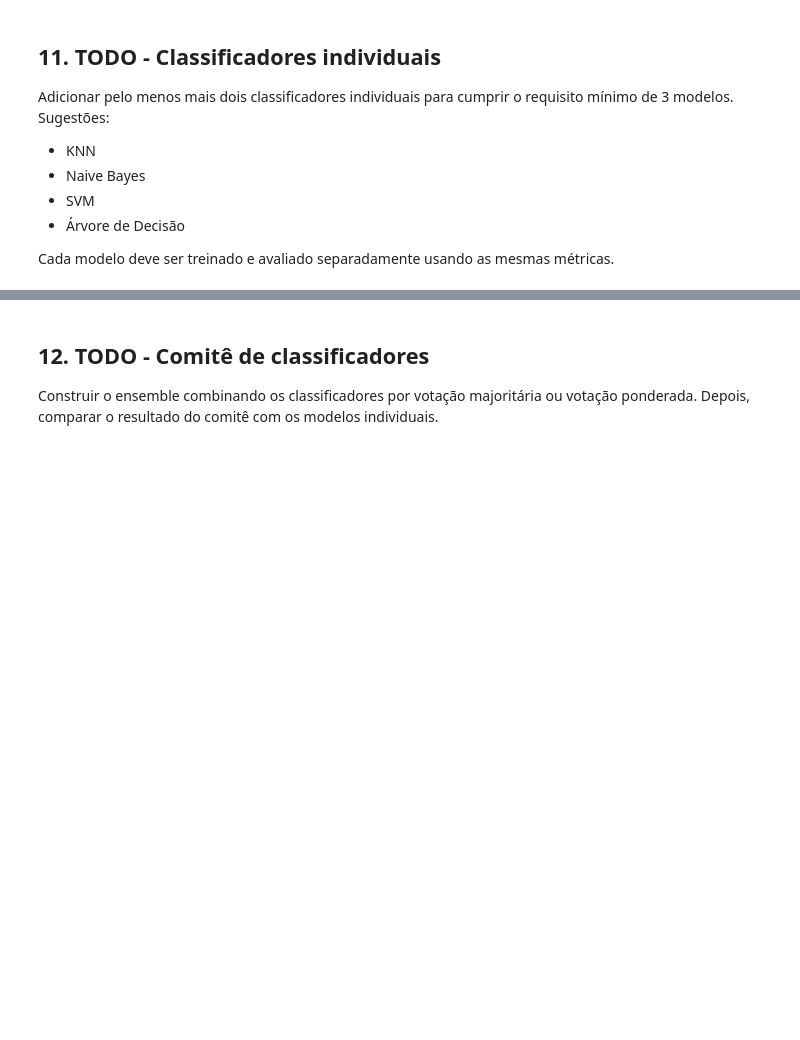
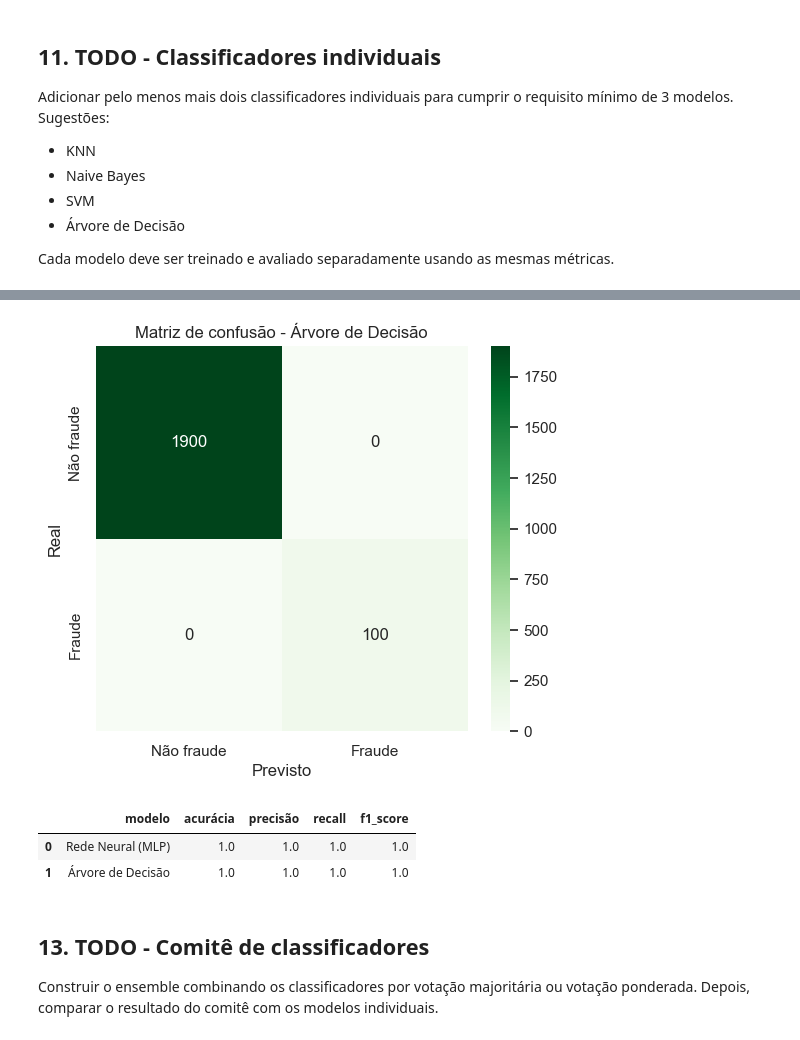
Before and after one commit to Lapenha/A3_IA_USJT_2026, a Jupyter notebook: A3_classifier_committee.ipynb, the cells around one changed output, grey strips where cells are left out. Drawn from its saved outputs; the diff is of its cells as text; code cells hidden in the pictures; blank space fills up the shorter version.

```diff
--- a/A3_classifier_committee.ipynb
+++ b/A3_classifier_committee.ipynb
@@ -386,0 +393,4 @@ Cada modelo deve ser treinado e avaliado separadamente usando as mesmas métrica
+# %%
+from sklearn.tree import DecisionTreeClassifier
+decision_tree = DecisionTreeClassifier(random_state=RANDOM_STATE, max_depth=5)
+decision_tree.fit(X_train_balanced, y_train_balanced)
@@ -386,0 +401,15 @@ Cada modelo deve ser treinado e avaliado separadamente usando as mesmas métrica
+# %%
+y_pred_dt = decision_tree.predict(X_test_processed)
+
+metrics_dt = {
+    "acurácia": accuracy_score(y_test, y_pred_dt),
+    "precisão": precision_score(y_test, y_pred_dt, zero_division=0),
+    "recall": recall_score(y_test, y_pred_dt, zero_division=0),
+    "f1_score": f1_score(y_test, y_pred_dt, zero_division=0),
+}
+
+print("Métricas - Árvore de Decisão:")
+display(pd.DataFrame([metrics_dt]).round(4))
+
+print("\\nRelatório de Classificação:")
+print(classification_report(y_test, y_pred_dt, target_names=["Não fraude", "Fraude"], zero_division=0))
@@ -387,9 +429,38 @@ Cada modelo deve ser treinado e avaliado separadamente usando as mesmas métrica
+# %%
+conf_matrix_dt = confusion_matrix(y_test, y_pred_dt)
+
+plt.figure(figsize=(6, 5))
+sns.heatmap(
+    conf_matrix_dt,
+    annot=True,
+    fmt="d",
+    cmap="Greens", # Usando verde para diferenciar da matriz da Rede Neural
+    xticklabels=["Não fraude", "Fraude"],
+    yticklabels=["Não fraude", "Fraude"],
+)
+plt.title("Matriz de confusão - Árvore de Decisão")
+plt.xlabel("Previsto")
+plt.ylabel("Real")
+plt.show()
+# %% [output]
+[figure, added]
+# %%
+results = pd.concat([
+    results,
+    pd.DataFrame([{"modelo": "Árvore de Decisão", **metrics_dt}])
+], ignore_index=True)
+
+display(results.round(4))
+# %% [output]
+|  | modelo | acurácia | precisão | recall | f1_score |
+| 0 | Rede Neural (MLP) | 1.0 | 1.0 | 1.0 | 1.0 |
+| 1 | Árvore de Decisão | 1.0 | 1.0 | 1.0 | 1.0 |
 # %%
 # TODO: treinar e avaliar KNN
 # TODO: treinar e avaliar Naive Bayes
 # TODO: treinar e avaliar SVM ou Árvore de Decisão
 # %% [markdown]
-## 12. TODO - Comitê de classificadores
+## 13. TODO - Comitê de classificadores
 
 Construir o ensemble combinando os classificadores por votação majoritária ou votação ponderada. Depois, comparar o resultado do comitê com os modelos individuais.
 # %%
```
Also changed, not shown: parts of 7 cells of this notebook.
